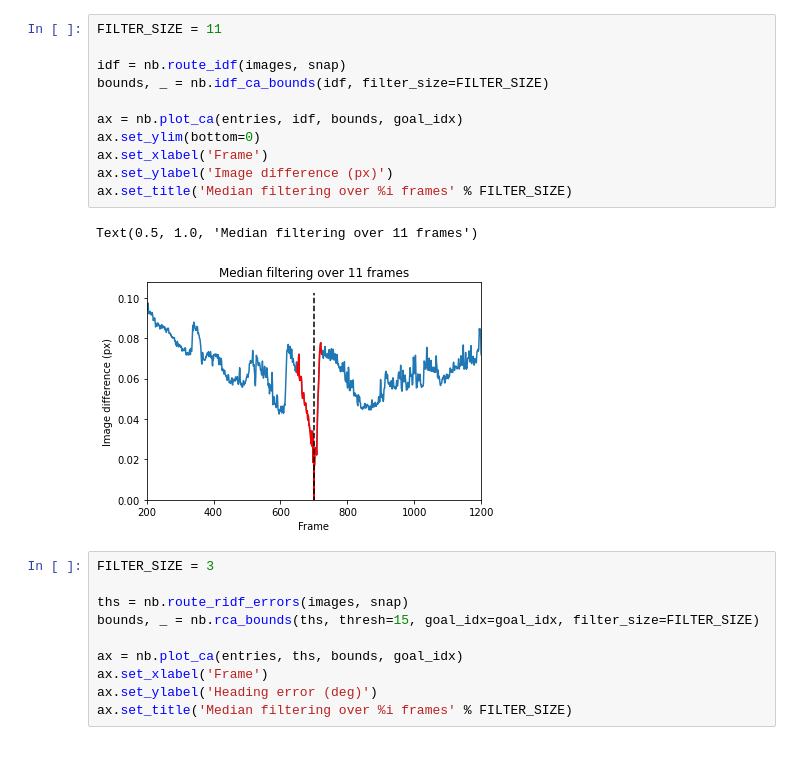
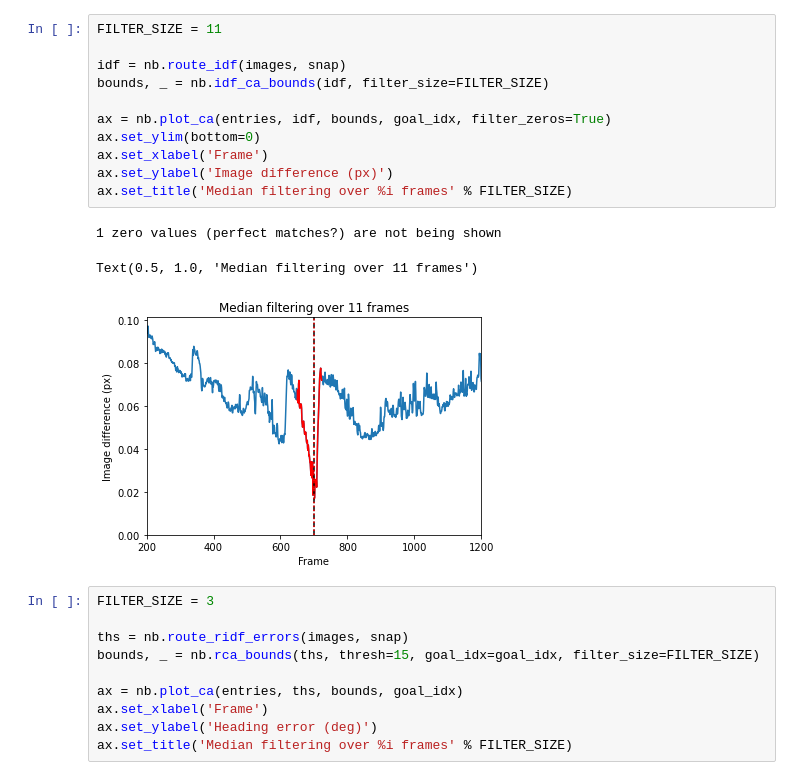
Before and after one commit to BrainsOnBoard/navbench, a Jupyter notebook: examples/catchment_areas.ipynb, the cells around one changed output. Cells and saved outputs as stored; diff of their text form.

```diff
--- a/examples/catchment_areas.ipynb
+++ b/examples/catchment_areas.ipynb
@@ -22,17 +22,18 @@ Testing frames 200 to 1200 (n=1001)
 # %%
 FILTER_SIZE = 11
 
 idf = nb.route_idf(images, snap)
 bounds, _ = nb.idf_ca_bounds(idf, filter_size=FILTER_SIZE)
 
-ax = nb.plot_ca(entries, idf, bounds, goal_idx)
+ax = nb.plot_ca(entries, idf, bounds, goal_idx, filter_zeros=True)
 ax.set_ylim(bottom=0)
 ax.set_xlabel('Frame')
 ax.set_ylabel('Image difference (px)')
 ax.set_title('Median filtering over %i frames' % FILTER_SIZE)
 # %% [output]
-Text(0.5, 1.0, 'Median filtering over 11 frames')
+1 zero values (perfect matches?) are not being shown
+Text(0.5, 1.0, 'Median filtering over 11 frames')
-[figure, old version]
+[figure, new version]
 # %%
 FILTER_SIZE = 3
 
```
Also changed, not shown: parts of 1 cell of this notebook, 4 other files.
